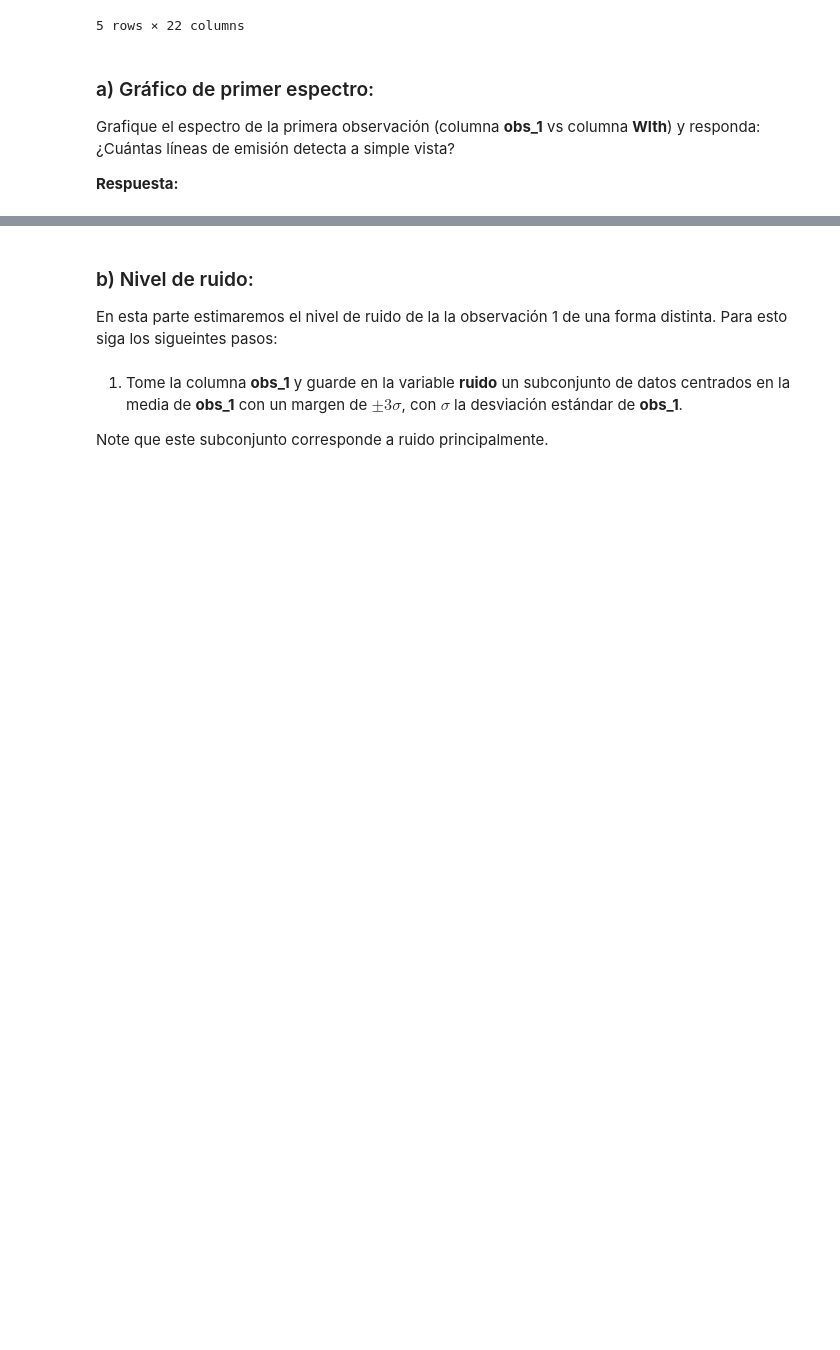
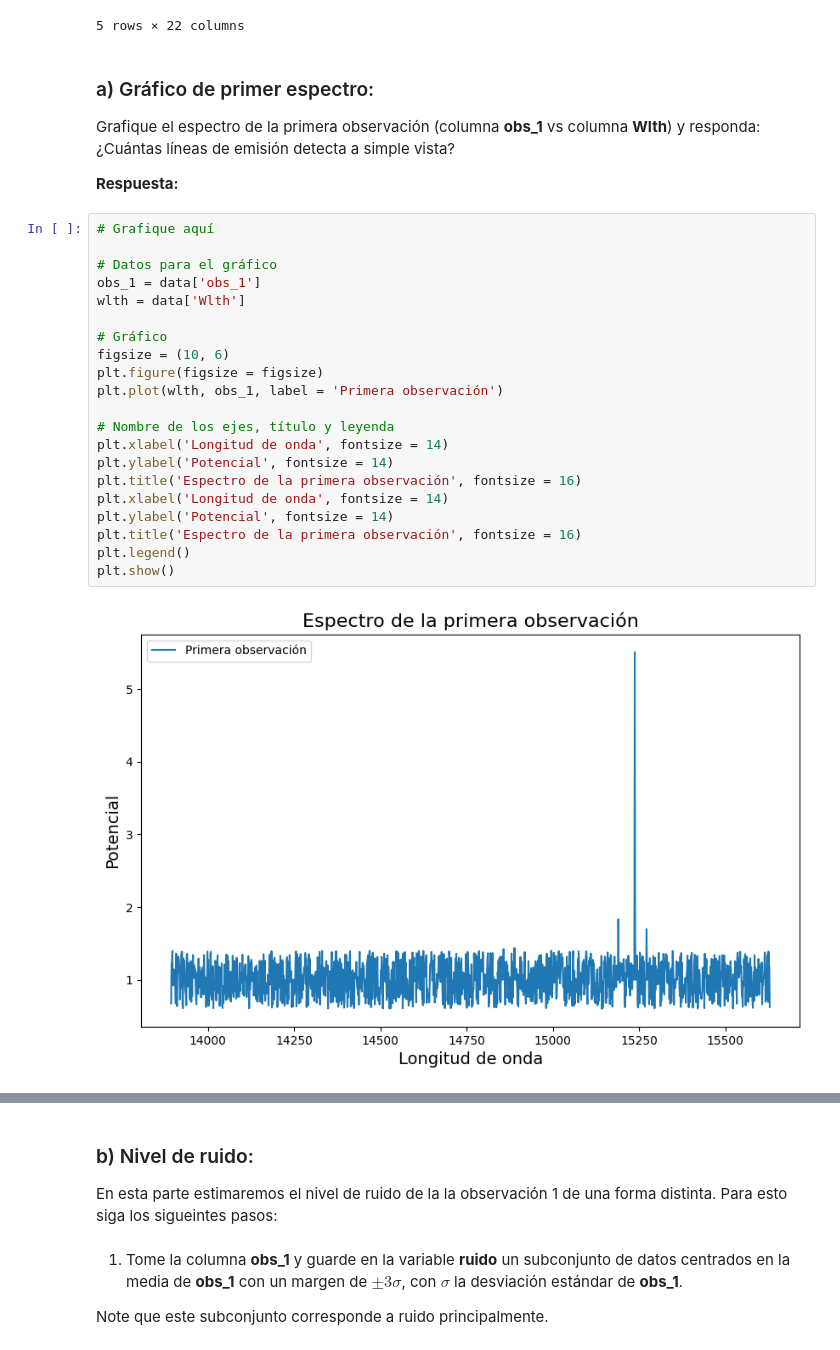
Before and after one commit to carlos-riquelme-c/Tarea-2, a Jupyter notebook: Tarea2.ipynb, the cells around one changed output, grey strips where cells are left out. Cells and saved outputs as stored; diff of their text form; blank space fills up the shorter version.

```diff
--- a/Tarea2.ipynb
+++ b/Tarea2.ipynb
@@ -260,3 +267,26 @@ data.head()
 Grafique el espectro de la primera observación (columna **obs_1** vs columna **Wlth**) y responda: ¿Cuántas líneas de emisión detecta a simple vista?
 
 **Respuesta:**
+# %%
+# Grafique aquí
+
+# Datos para el gráfico
+obs_1 = data['obs_1']
+wlth = data['Wlth']
+
+# Gráfico
+figsize = (10, 6)
+plt.figure(figsize = figsize)
+plt.plot(wlth, obs_1, label = 'Primera observación')
+
+# Nombre de los ejes, título y leyenda
+plt.xlabel('Longitud de onda', fontsize = 14)
+plt.ylabel('Potencial', fontsize = 14)
+plt.title('Espectro de la primera observación', fontsize = 16)
+plt.xlabel('Longitud de onda', fontsize = 14)
+plt.ylabel('Potencial', fontsize = 14)
+plt.title('Espectro de la primera observación', fontsize = 16)
+plt.legend()
+plt.show()
+# %% [output]
+[figure, added]
```
Also changed, not shown: parts of 7 cells of this notebook.
